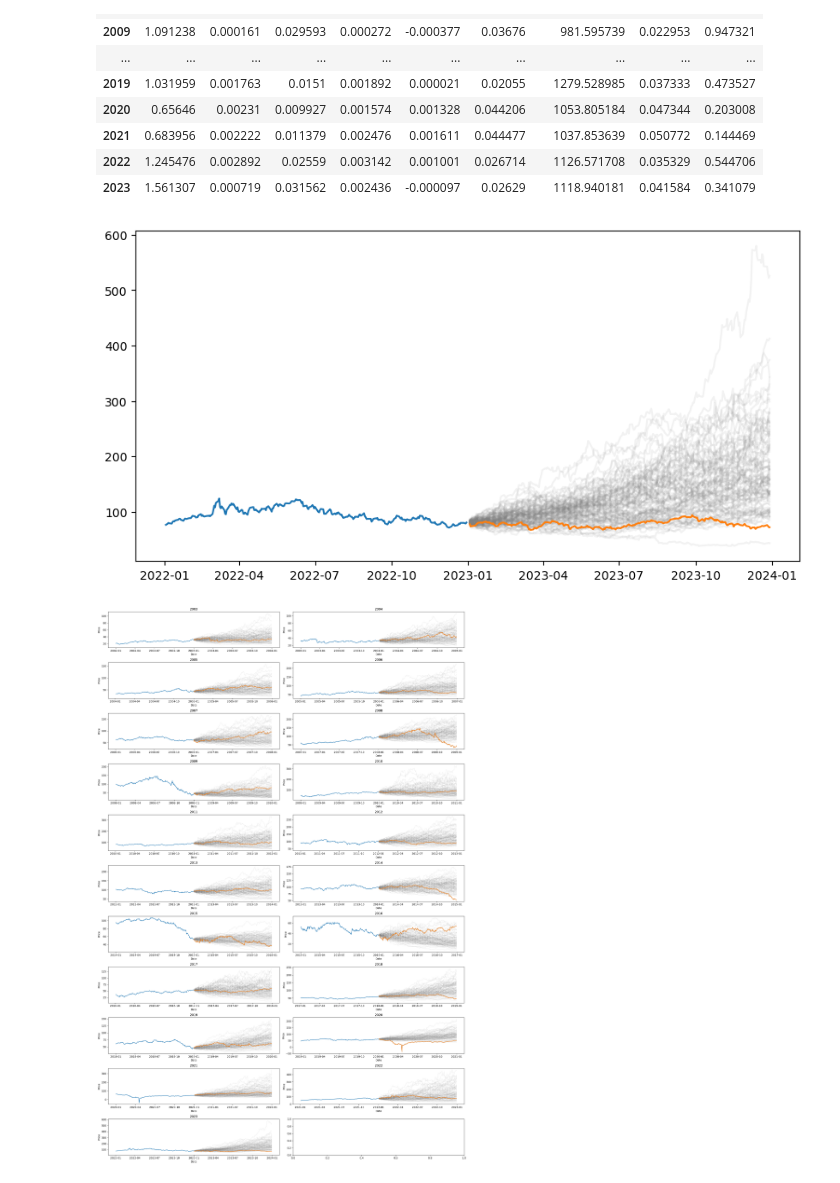
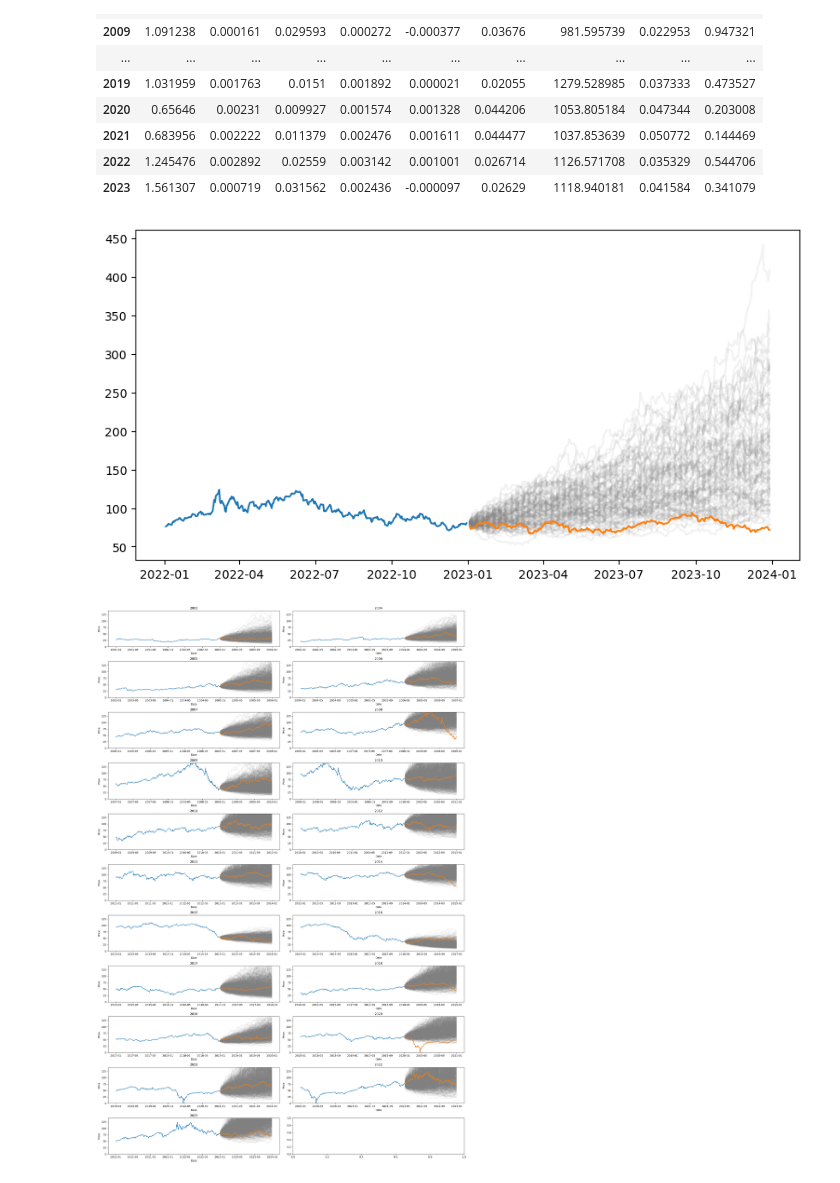
Before and after one commit to rmcguigan/PGE_RESEARCH, a Jupyter notebook: COMMODITIES/wti_confidence_intervals.ipynb, the cells around one changed output. Drawn from its saved outputs; the diff is of its cells as text; code cells hidden in the pictures.

Commit message:
added graph by year

```diff
--- a/COMMODITIES/wti_confidence_intervals.ipynb
+++ b/COMMODITIES/wti_confidence_intervals.ipynb
@@ -119,7 +122,7 @@ for y in years[window_size_years+1:]:
     log_return = gennorm.rvs(beta=distributions.loc[y-1, 'Beta'],
                              loc=distributions.loc[y-1, 'Loc'],
                              scale=distributions.loc[y-1, 'Scale'],
-                             size=(wti.loc[(wti['Year'] == y), 'Close'].shape[0], 100))
+                             size=(wti.loc[(wti['Year'] == y), 'Close'].shape[0], 1000))
     cum_return = np.cumsum(log_return, axis=0)
     sim_prices = last_price * np.exp(cum_return)
     simulations.loc[y] = [log_return, cum_return, sim_prices]
@@ -132,17 +135,17 @@ for i in range(100):
 ax.plot(wti.loc[(wti['Year'] == 2023), 'Close'], label='Actual')
 plt.show()
 # %% [output]
-[figure, old version]
+[figure, new version]
 # %%
 fig, axs = plt.subplots(nrows=(len(years[window_size_years:]))//2, ncols=2, figsize=(20, 30))
 for i, y in enumerate(years[window_size_years+1:]):
     ax = axs[i//2, i%2]
-    ax.plot(wti.loc[(wti['Year'] > y - window_size_years) & (wti['Year'] < y + 1), 'Close'], label='Prior Year')
-    for i in range(100):
+    ax.plot(wti.loc[(wti['Year'] >= y - window_size_years) & (wti['Year'] < y + 1), 'Close'], label='Prior Year')
+    for i in range(1000):
         ax.plot(wti.loc[(wti['Year'] == y), 'Close'].index, simulations.loc[y, 'Sim_Prices'][:, i], '-', c='gray', alpha=0.1)
     ax.plot(wti.loc[(wti['Year'] == y), 'Close'], label='Actual')
-    ax.set(title=y, xlabel='Date', ylabel='Price')
+    ax.set(title=y, xlabel='Date', ylabel='Price', ylim=(0,140))
 plt.tight_layout(); plt.show()
 # %% [output]
-[figure, old version]
+[figure, new version]
 # %%
```
Also changed, not shown: parts of 7 cells of this notebook.
